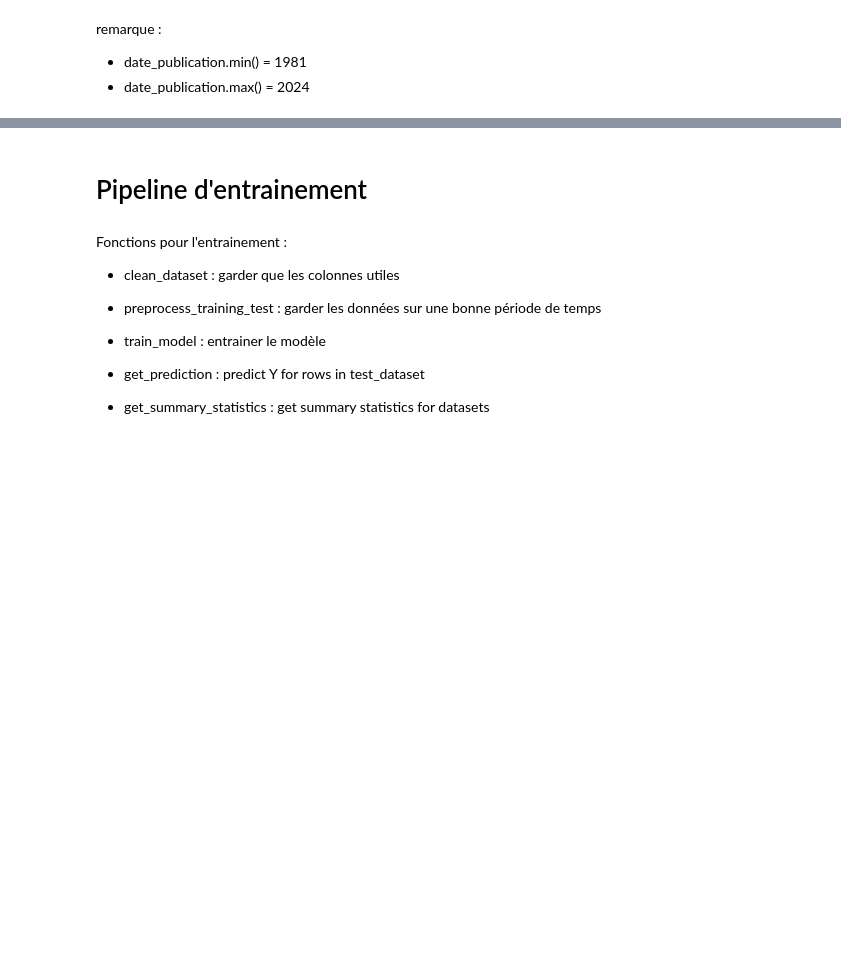
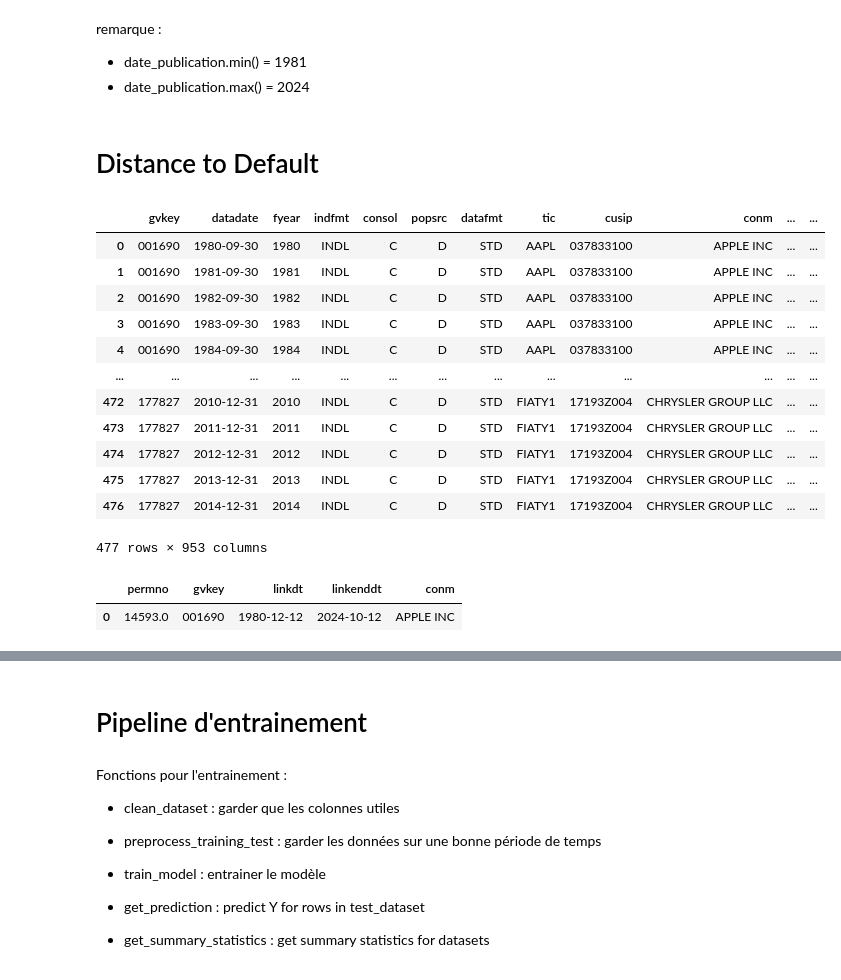
Before and after one commit to Tom-Dvk/scoring_project, a Jupyter notebook: R&D_hugo/research.ipynb, the cells around one changed output, grey strips where cells are left out. Cells and saved outputs as stored; diff of their text form; code cells hidden in the pictures; blank space fills up the shorter version.

```diff
--- a/R&D_hugo/research.ipynb
+++ b/R&D_hugo/research.ipynb
@@ -283,3 +295,26 @@ dataset
 remarque :
 - date_publication.min() = 1981
 - date_publication.max() = 2024
+# %% [markdown]
+# Distance to Default
+# %%
+(
+    comp_light
+    #.filter(['lt','lct'])
+    #.dropna()
+    #.assign(dp = lambda df : df['lct'] + 0.5*(df['lt']-df['lct']))
+    )
+# %% [output]
+|  | gvkey | datadate | fyear | indfmt | consol | popsrc | datafmt | tic | cusip | conm | ... | ... |
+| 0 | 001690 | 1980-09-30 | 1980 | INDL | C | D | STD | AAPL | 037833100 | APPLE INC | ... | ... |
+| 1 | 001690 | 1981-09-30 | 1981 | INDL | C | D | STD | AAPL | 037833100 | APPLE INC | ... | ... |
+| 2 | 001690 | 1982-09-30 | 1982 | INDL | C | D | STD | AAPL | 037833100 | APPLE INC | ... | ... |
+| 3 | 001690 | 1983-09-30 | 1983 | INDL | C | D | STD | AAPL | 037833100 | APPLE INC | ... | ... |
+| 4 | 001690 | 1984-09-30 | 1984 | INDL | C | D | STD | AAPL | 037833100 | APPLE INC | ... | ... |
+| ... | ... | ... | ... | ... | ... | ... | ... | ... | ... | ... | ... | ... |
+| 472 | 177827 | 2010-12-31 | 2010 | INDL | C | D | STD | FIATY1 | 17193Z004 | CHRYSLER GROUP LLC | ... | ... |
+| 473 | 177827 | 2011-12-31 | 2011 | INDL | C | D | STD | FIATY1 | 17193Z004 | CHRYSLER GROUP LLC | ... | ... |
+| 474 | 177827 | 2012-12-31 | 2012 | INDL | C | D | STD | FIATY1 | 17193Z004 | CHRYSLER GROUP LLC | ... | ... |
+| 475 | 177827 | 2013-12-31 | 2013 | INDL | C | D | STD | FIATY1 | 17193Z004 | CHRYSLER GROUP LLC | ... | ... |
+| 476 | 177827 | 2014-12-31 | 2014 | INDL | C | D | STD | FIATY1 | 17193Z004 | CHRYSLER GROUP LLC | ... | ... |
+477 rows × 953 columns
@@ -285,0 +323,14 @@ remarque :
+# %%
+subset_mapping_apple = (
+    ccmxpf_linktable
+    .loc[ccmxpf_linktable['gvkey'].isin(gvkey_apple)]
+    .merge(
+        company_all[['gvkey', 'conm']],
+        how='left',
+        on='gvkey'
+    )
+)
+subset_mapping_apple
+# %% [output]
+|  | permno | gvkey | linkdt | linkenddt | conm |
+| 0 | 14593.0 | 001690 | 1980-12-12 | 2024-10-12 | APPLE INC |
```
Also changed, not shown: parts of 19 cells of this notebook.
